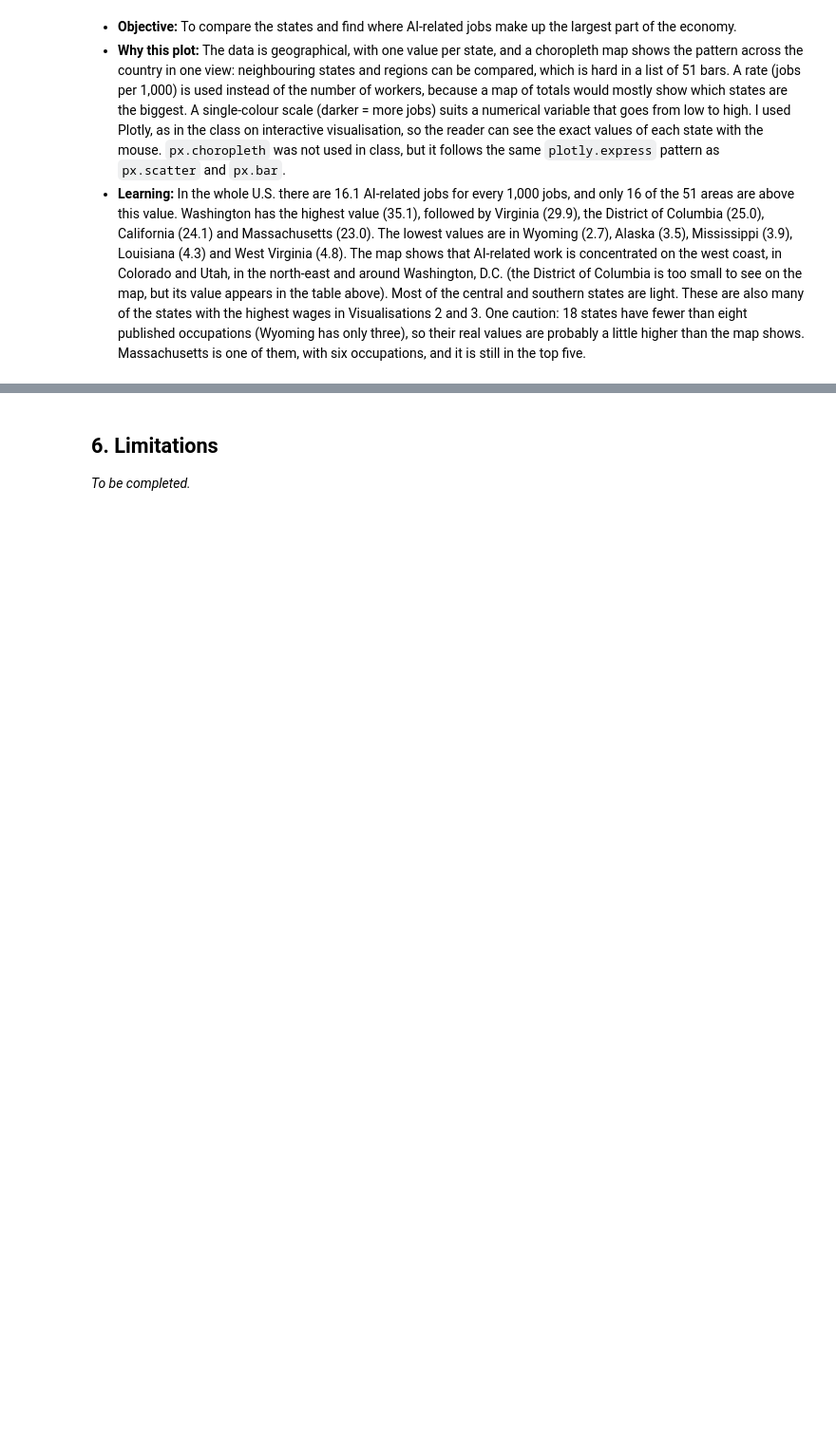
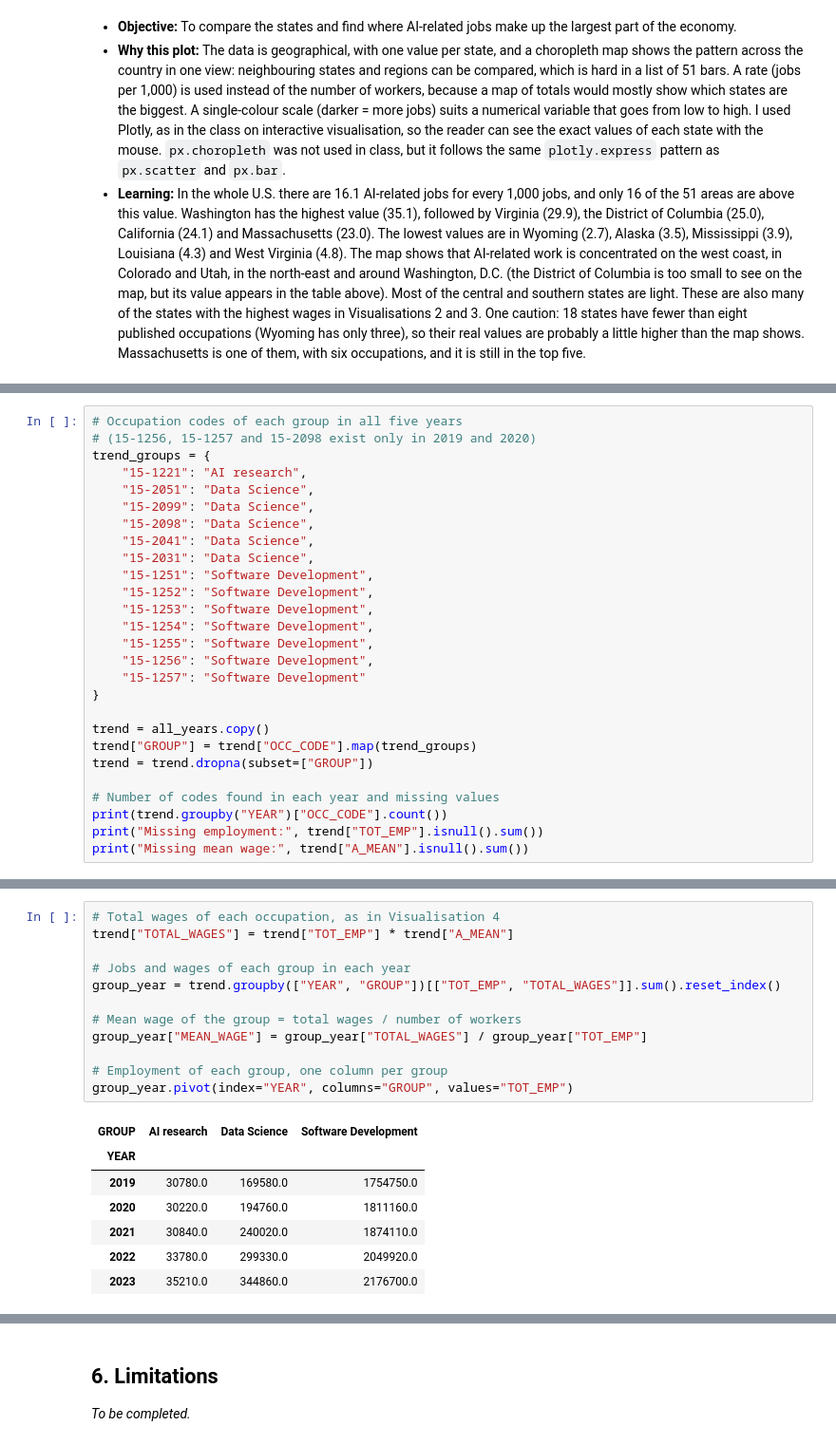
Before and after one commit to MatheusFerreiraL/dvc-ca1-ai-employment, a Jupyter notebook: dvc_ca1_ai_employment.ipynb, the cells around one changed output, grey strips where cells are left out. Shown at 95% size. Cells and saved outputs as stored; diff of their text form; blank space fills up the shorter version.

```diff
--- a/dvc_ca1_ai_employment.ipynb
+++ b/dvc_ca1_ai_employment.ipynb
@@ -548,0 +608,27 @@ _To be completed._
+# %%
+# Occupation codes of each group in all five years
+# (15-1256, 15-1257 and 15-2098 exist only in 2019 and 2020)
+trend_groups = {
+    "15-1221": "AI research",
+    "15-2051": "Data Science",
+    "15-2099": "Data Science",
+    "15-2098": "Data Science",
+    "15-2041": "Data Science",
+    "15-2031": "Data Science",
+    "15-1251": "Software Development",
+    "15-1252": "Software Development",
+    "15-1253": "Software Development",
+    "15-1254": "Software Development",
+    "15-1255": "Software Development",
+    "15-1256": "Software Development",
+    "15-1257": "Software Development"
+}
+
+trend = all_years.copy()
+trend["GROUP"] = trend["OCC_CODE"].map(trend_groups)
+trend = trend.dropna(subset=["GROUP"])
+
+# Number of codes found in each year and missing values
+print(trend.groupby("YEAR")["OCC_CODE"].count())
+print("Missing employment:", trend["TOT_EMP"].isnull().sum())
+print("Missing mean wage:", trend["A_MEAN"].isnull().sum())
@@ -548,0 +645,20 @@ _To be completed._
+# %%
+# Total wages of each occupation, as in Visualisation 4
+trend["TOTAL_WAGES"] = trend["TOT_EMP"] * trend["A_MEAN"]
+
+# Jobs and wages of each group in each year
+group_year = trend.groupby(["YEAR", "GROUP"])[["TOT_EMP", "TOTAL_WAGES"]].sum().reset_index()
+
+# Mean wage of the group = total wages / number of workers
+group_year["MEAN_WAGE"] = group_year["TOTAL_WAGES"] / group_year["TOT_EMP"]
+
+# Employment of each group, one column per group
+group_year.pivot(index="YEAR", columns="GROUP", values="TOT_EMP")
+# %% [output]
+| GROUP | AI research | Data Science | Software Development |
+| YEAR |  |  |  |
+| 2019 | 30780.0 | 169580.0 | 1754750.0 |
+| 2020 | 30220.0 | 194760.0 | 1811160.0 |
+| 2021 | 30840.0 | 240020.0 | 1874110.0 |
+| 2022 | 33780.0 | 299330.0 | 2049920.0 |
+| 2023 | 35210.0 | 344860.0 | 2176700.0 |
```
Also changed, not shown: parts of 21 cells of this notebook, 1 other file.
